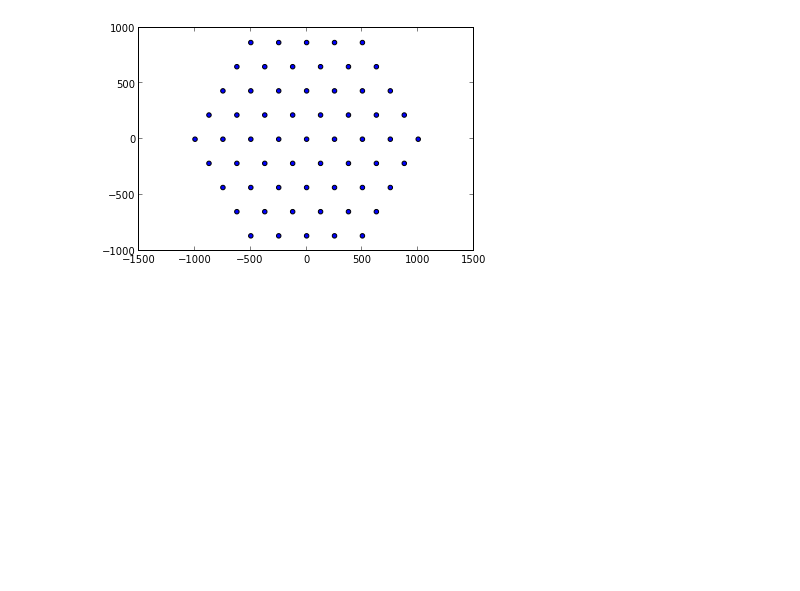
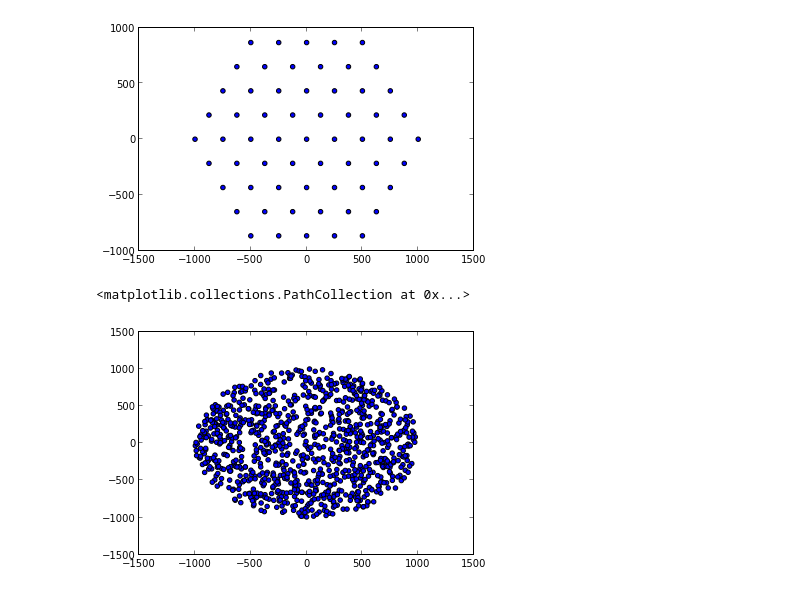
Before and after one commit to forero/FiberAllocation, a Jupyter notebook: source/fiber_allocation.ipynb, the cells around one changed output. Saved outputs shown, nothing was run; the diff lists cells and outputs as text; code cells hidden in the pictures; blank space fills up the shorter version.

Commit message:
Added the routine to generate a random circular patch of galaxies. Only x,y,ID for each galaxy.

```diff
--- a/source/fiber_allocation.ipynb
+++ b/source/fiber_allocation.ipynb
@@ -111,0 +64,23 @@ class MockGalaxies(object):
+# %%
+class MockGalaxies(object):
+    def __init__(self,
+                 Ngalaxies=100,
+                 radius_fov = 1.0,
+                ):
+        self.radius_fov = radius_fov
+        self.Ngalaxies = Ngalaxies
+        self.make_mock_catalog()
+
+    def make_mock_catalog(self):
+        radius_fov_rand = self.radius_fov * sqrt(np.random.rand(self.Ngalaxies)) # Radius in degrees
+        theta_fov_rand = np.random.rand(self.Ngalaxies) * 2.0 * pi
+        self.ID = np.arange(self.Ngalaxies)
+        self.x = radius_fov_rand * cos(theta_fov_rand)
+        self.y = radius_fov_rand * sin(theta_fov_rand)
+# %%
+gals = MockGalaxies(Ngalaxies=1000, radius_fov=1000.0)
+# %%
+scatter(gals.x, gals.y)
+# %% [output]
+<matplotlib.collections.PathCollection at 0x...>
+[figure, added]
```
Also changed, not shown: parts of 1 cell of this notebook.
